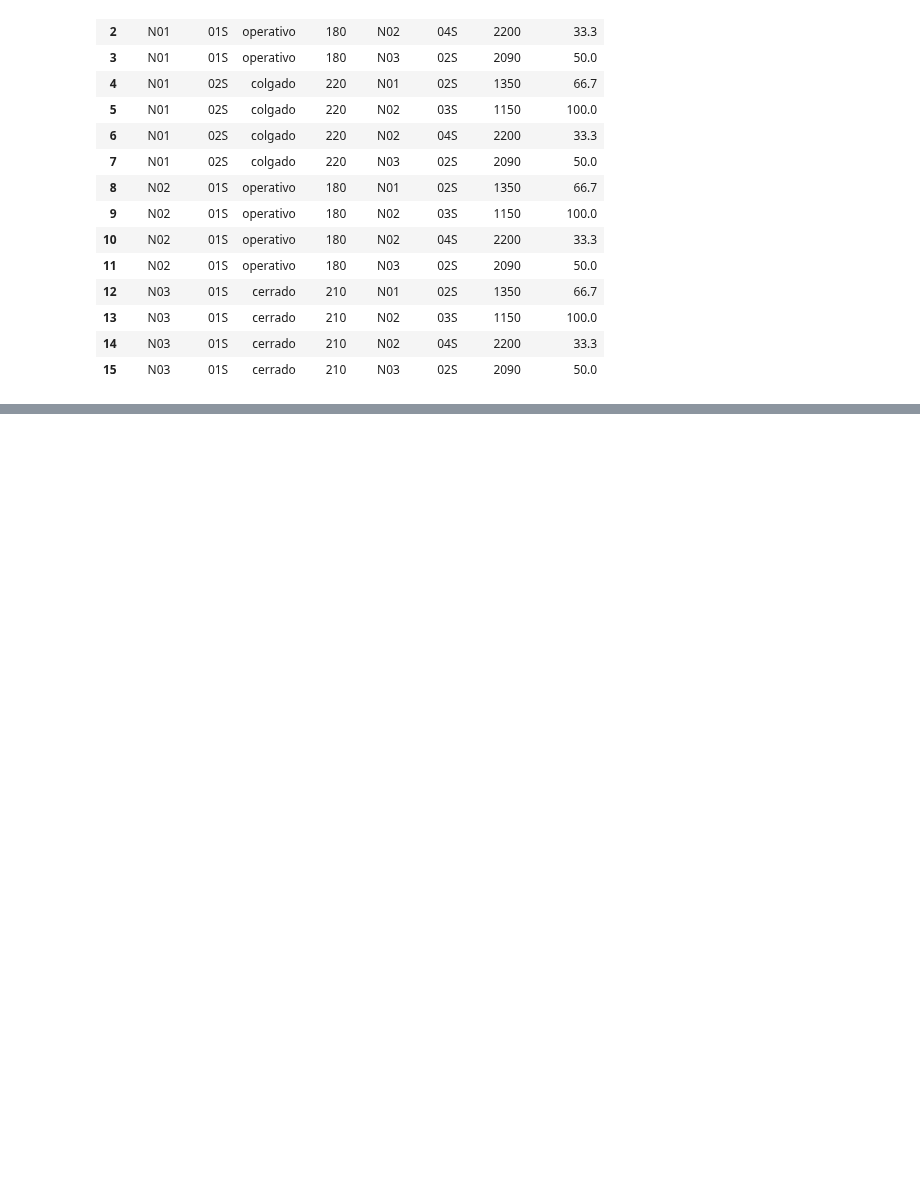
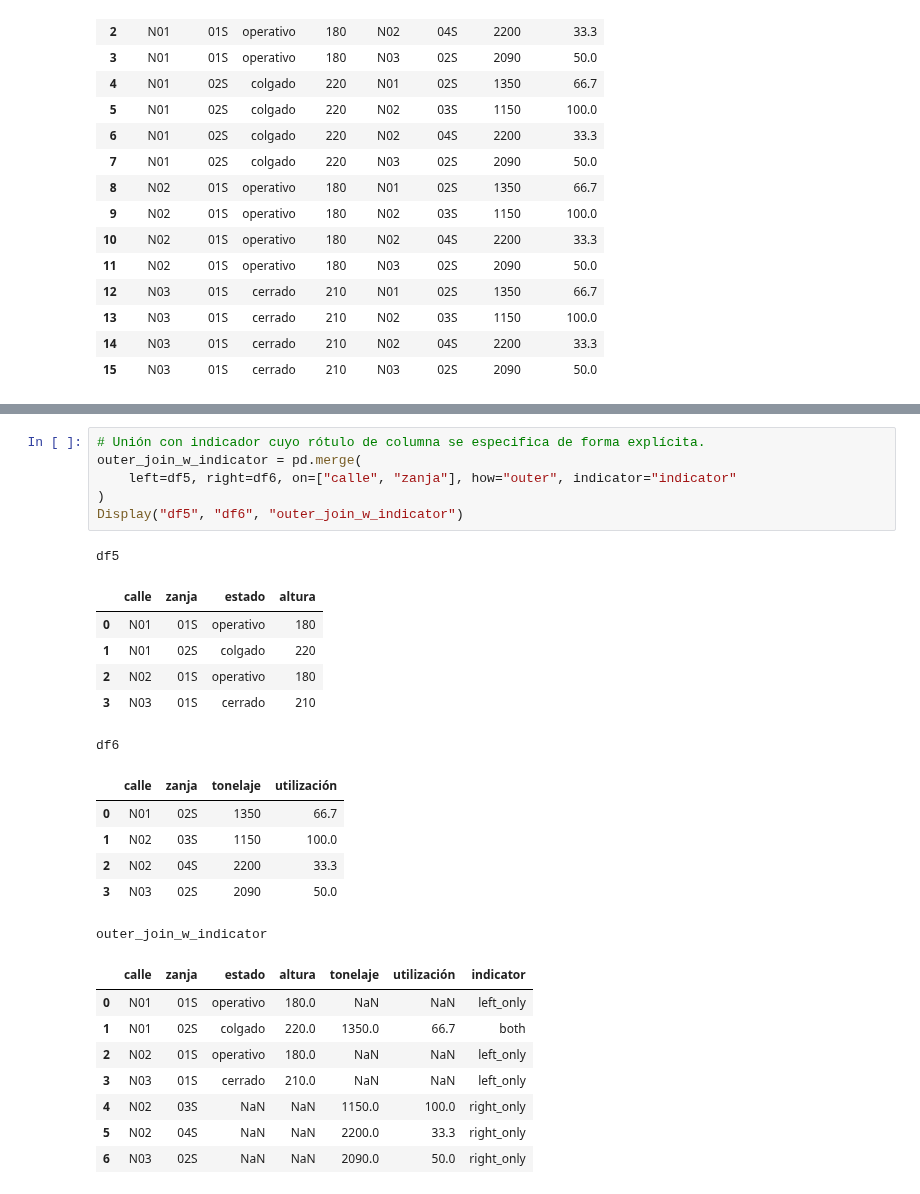
Before and after one commit to rquezadac/udd_data_analytics_lectures, a Jupyter notebook: seccion_02_pandas/clase_2_4.ipynb, the cells around one changed output, grey strips where cells are left out. Cells and saved outputs as stored; diff of their text form; blank space fills up the shorter version.

```diff
--- a/seccion_02_pandas/clase_2_4.ipynb
+++ b/seccion_02_pandas/clase_2_4.ipynb
@@ -682,0 +778,28 @@ Notemos que, al setear el parámetro `how=cross`, debemos prescindir de especifi
+# %%
+# Unión con indicador cuyo rótulo de columna se especifica de forma explícita.
+outer_join_w_indicator = pd.merge(
+    left=df5, right=df6, on=["calle", "zanja"], how="outer", indicator="indicator"
+)
+Display("df5", "df6", "outer_join_w_indicator")
+# %% [output]
+df5
+|  | calle | zanja | estado | altura |
+| 0 | N01 | 01S | operativo | 180 |
+| 1 | N01 | 02S | colgado | 220 |
+| 2 | N02 | 01S | operativo | 180 |
+| 3 | N03 | 01S | cerrado | 210 |
+df6
+|  | calle | zanja | tonelaje | utilización |
+| 0 | N01 | 02S | 1350 | 66.7 |
+| 1 | N02 | 03S | 1150 | 100.0 |
+| 2 | N02 | 04S | 2200 | 33.3 |
+| 3 | N03 | 02S | 2090 | 50.0 |
+outer_join_w_indicator
+|  | calle | zanja | estado | altura | tonelaje | utilización | indicator |
+| 0 | N01 | 01S | operativo | 180.0 | NaN | NaN | left_only |
+| 1 | N01 | 02S | colgado | 220.0 | 1350.0 | 66.7 | both |
+| 2 | N02 | 01S | operativo | 180.0 | NaN | NaN | left_only |
+| 3 | N03 | 01S | cerrado | 210.0 | NaN | NaN | left_only |
+| 4 | N02 | 03S | NaN | NaN | 1150.0 | 100.0 | right_only |
+| 5 | N02 | 04S | NaN | NaN | 2200.0 | 33.3 | right_only |
+| 6 | N03 | 02S | NaN | NaN | 2090.0 | 50.0 | right_only |
```
Also changed, not shown: parts of 20 cells of this notebook.
